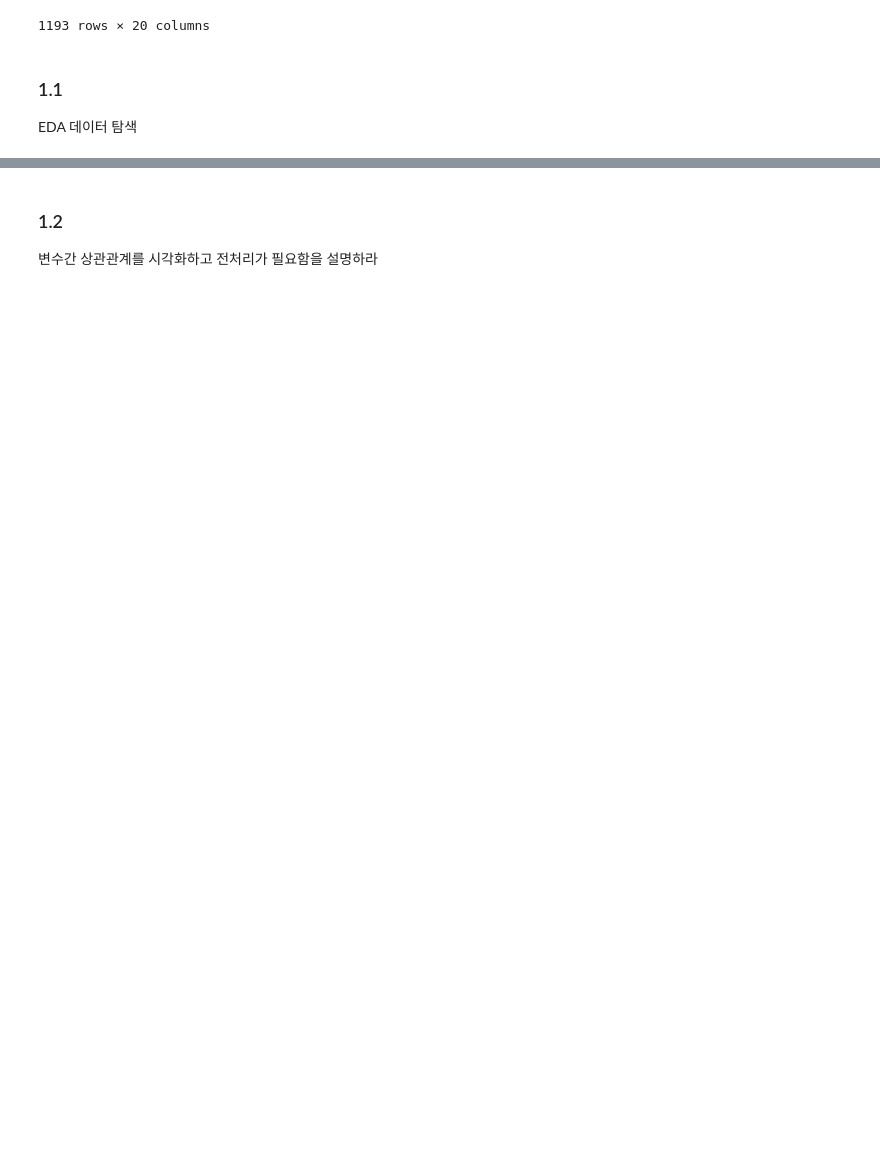
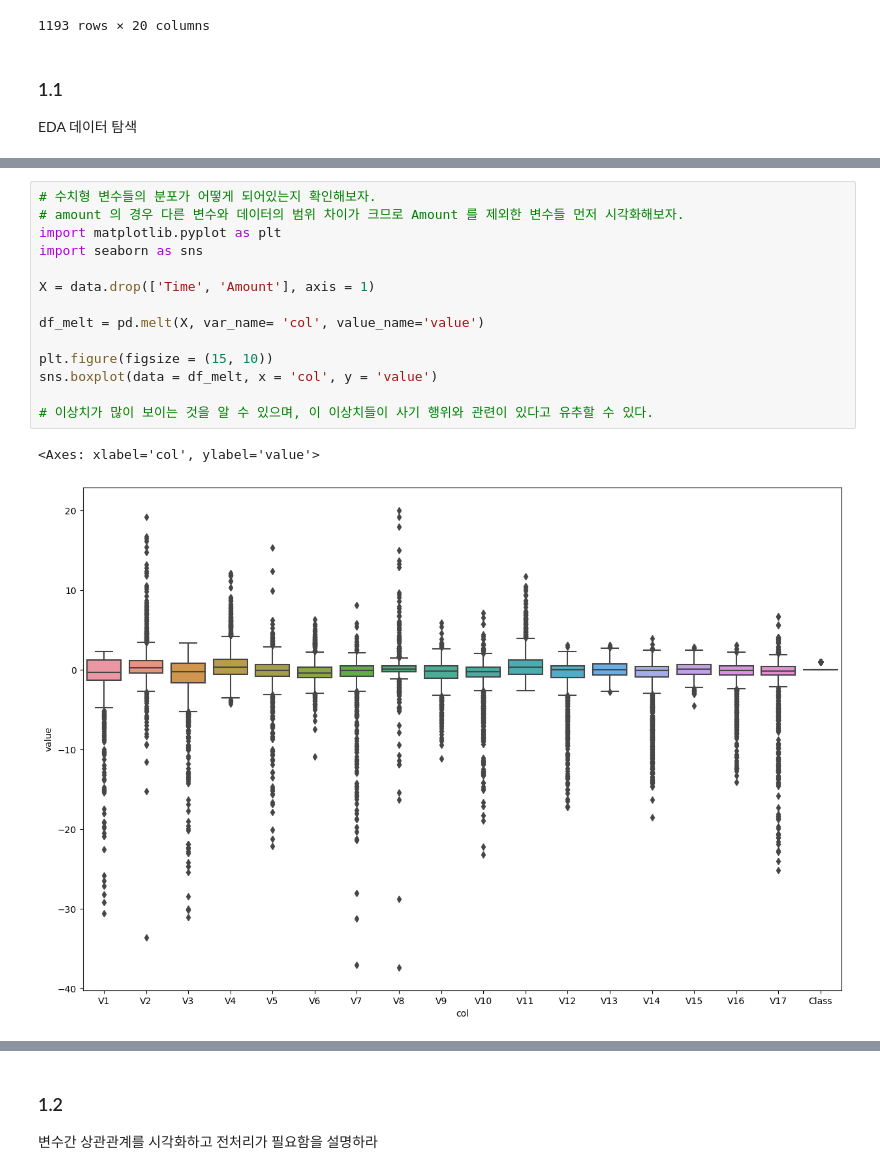
Before and after one commit to Junoflows/ADP, a Jupyter notebook: 문제/ADP_27회_기출.ipynb, the cells around one changed output, grey strips where cells are left out. Cells and saved outputs as stored; diff of their text form; blank space fills up the shorter version.

```diff
--- a/문제/ADP_27회_기출.ipynb
+++ b/문제/ADP_27회_기출.ipynb
@@ -24,0 +49,17 @@ EDA 데이터 탐색
+# %%
+# 수치형 변수들의 분포가 어떻게 되어있는지 확인해보자.
+# amount 의 경우 다른 변수와 데이터의 범위 차이가 크므로 Amount 를 제외한 변수들 먼저 시각화해보자.
+import matplotlib.pyplot as plt
+import seaborn as sns
+
+X = data.drop(['Time', 'Amount'], axis = 1)
+
+df_melt = pd.melt(X, var_name= 'col', value_name='value')
+
+plt.figure(figsize = (15, 10))
+sns.boxplot(data = df_melt, x = 'col', y = 'value')
+
+# 이상치가 많이 보이는 것을 알 수 있으며, 이 이상치들이 사기 행위와 관련이 있다고 유추할 수 있다.
+# %% [output]
+<Axes: xlabel='col', ylabel='value'>
+[figure, added]
```
Also changed, not shown: parts of 61 cells of this notebook, 1 other file.
